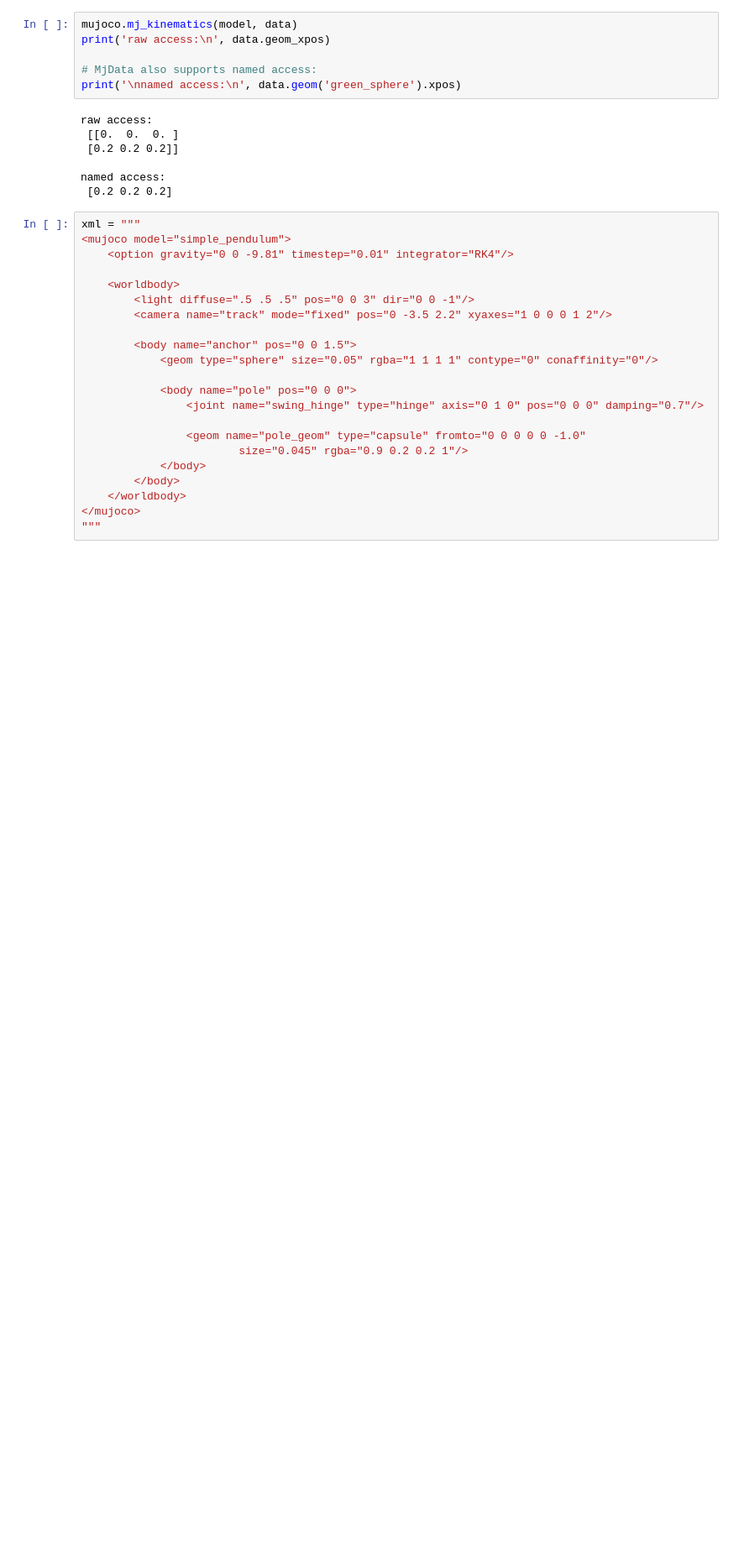
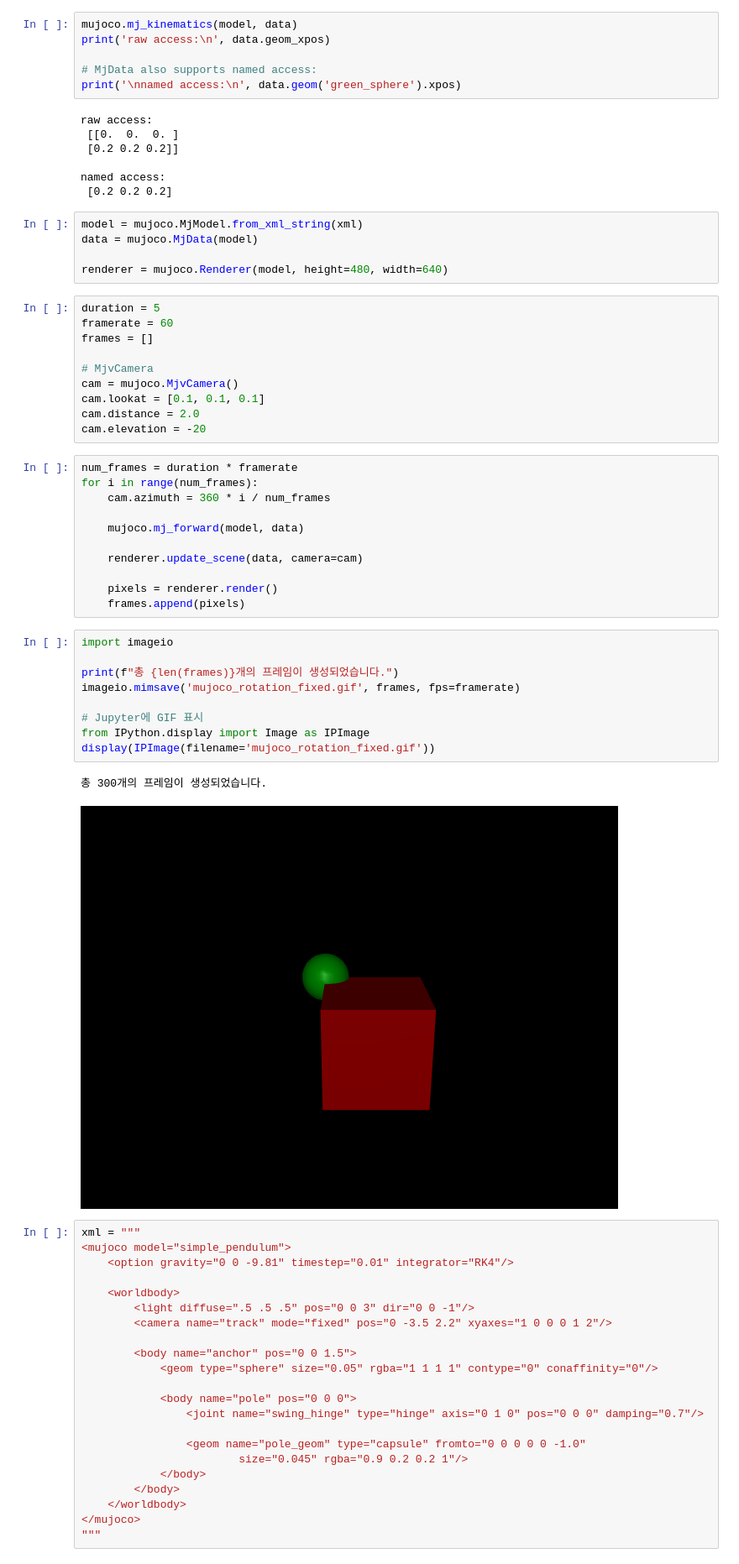
Before and after one commit to PinkWink/for_ROS2_study, a Jupyter notebook: MuJoCo Study/mujoco_pendulum.ipynb, the cells around one changed output. Shown at 84% size. Cells and saved outputs as stored; diff of their text form; blank space fills up the shorter version.

```diff
--- a/MuJoCo Study/mujoco_pendulum.ipynb
+++ b/MuJoCo Study/mujoco_pendulum.ipynb
@@ -114,6 +129,44 @@ raw access:
 
 named access:
  [0.2 0.2 0.2]
+# %%
+model = mujoco.MjModel.from_xml_string(xml)
+data = mujoco.MjData(model)
+
+renderer = mujoco.Renderer(model, height=480, width=640)
+# %%
+duration = 5
+framerate = 60
+frames = []
+
+# MjvCamera
+cam = mujoco.MjvCamera()
+cam.lookat = [0.1, 0.1, 0.1]
+cam.distance = 2.0
+cam.elevation = -20
+# %%
+num_frames = duration * framerate
+for i in range(num_frames):
+    cam.azimuth = 360 * i / num_frames
+
+    mujoco.mj_forward(model, data)
+
+    renderer.update_scene(data, camera=cam)
+
+    pixels = renderer.render()
+    frames.append(pixels)
+# %%
+import imageio
+
+print(f"총 {len(frames)}개의 프레임이 생성되었습니다.")
+imageio.mimsave('mujoco_rotation_fixed.gif', frames, fps=framerate)
+
+# Jupyter에 GIF 표시
+from IPython.display import Image as IPImage
+display(IPImage(filename='mujoco_rotation_fixed.gif'))
+# %% [output]
+총 300개의 프레임이 생성되었습니다.
+[figure, added]
 # %%
 xml = """
 <mujoco model="simple_pendulum">
```
Also changed, not shown: parts of 6 cells of this notebook, 2 other files.
